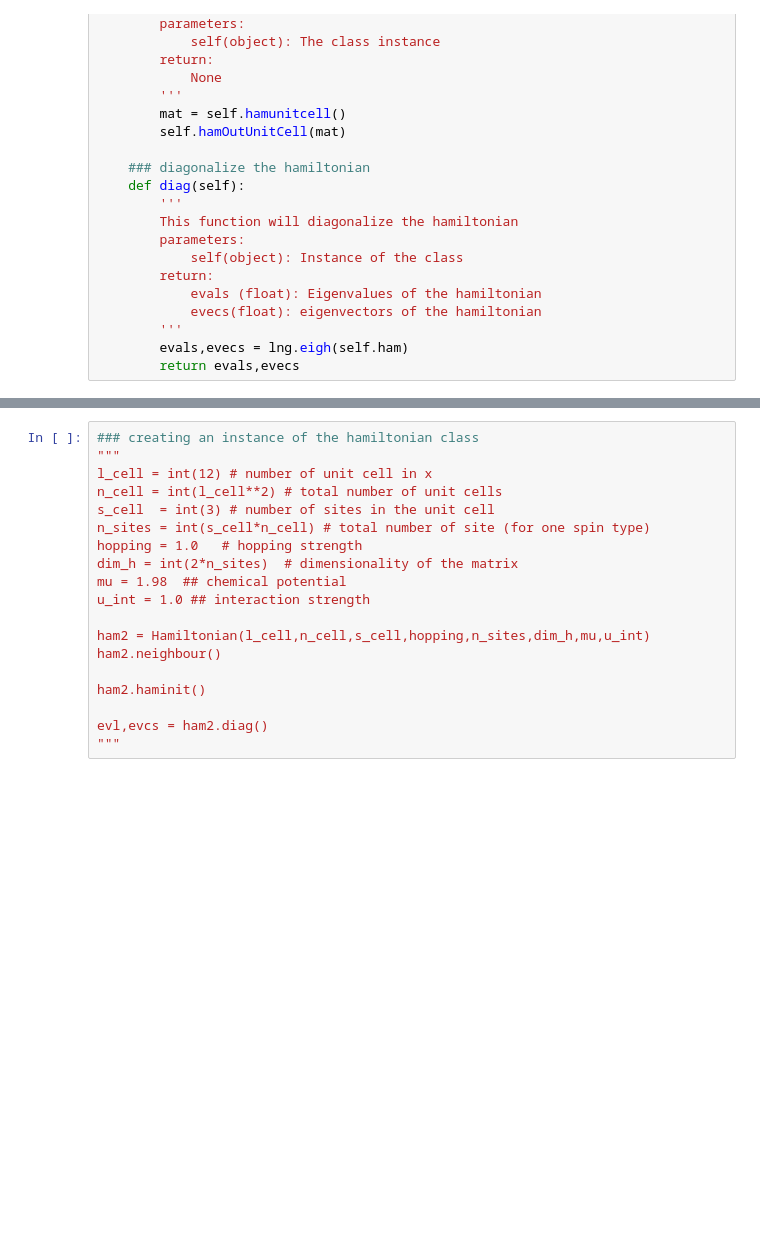
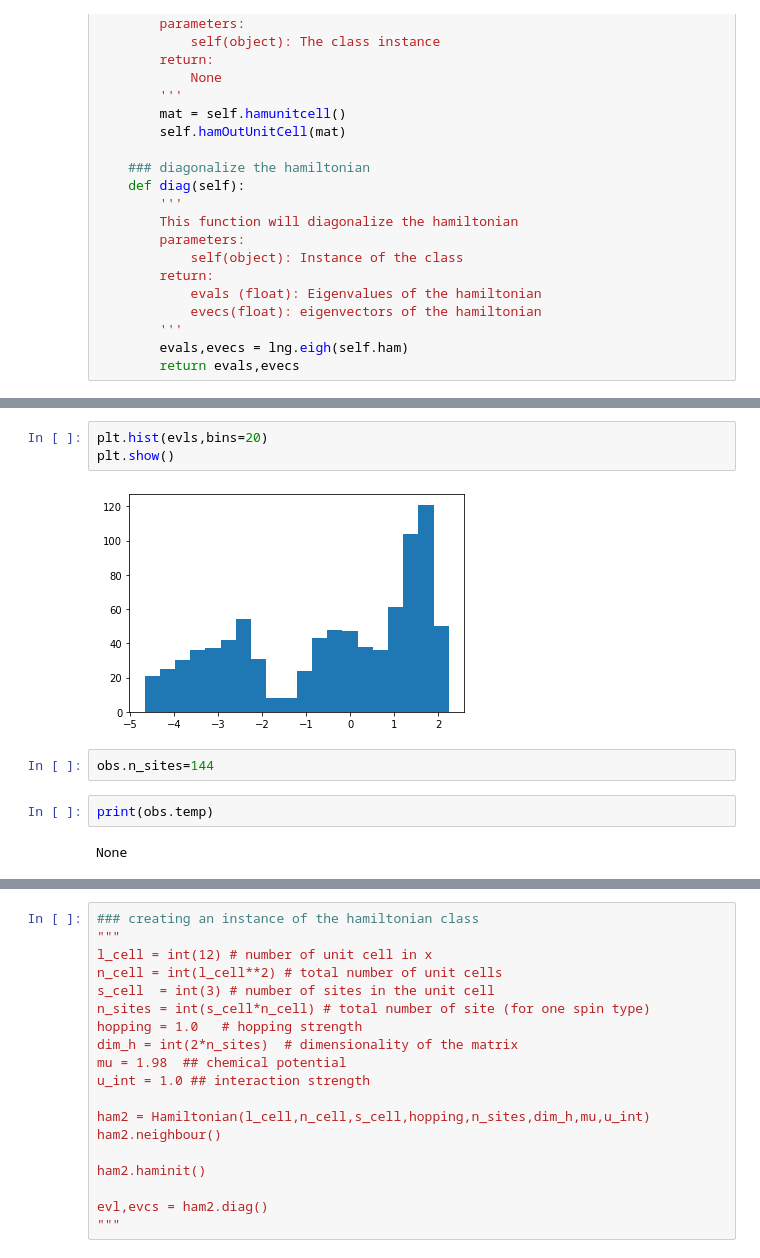
Before and after one commit to Shashi1a/intkagome, a Jupyter notebook: Untitled.ipynb, the cells around one changed output, grey strips where cells are left out. Cells and saved outputs as stored; diff of their text form; blank space fills up the shorter version.

```diff
--- a/Untitled.ipynb
+++ b/Untitled.ipynb
@@ -388,0 +479,11 @@ class interaction(Hamiltonian):
+# %%
+plt.hist(evls,bins=20)
+plt.show()
+# %% [output]
+[figure, added]
+# %%
+obs.n_sites=144
+# %%
+print(obs.temp)
+# %% [output]
+None
```
Also changed, not shown: parts of 21 cells of this notebook.
